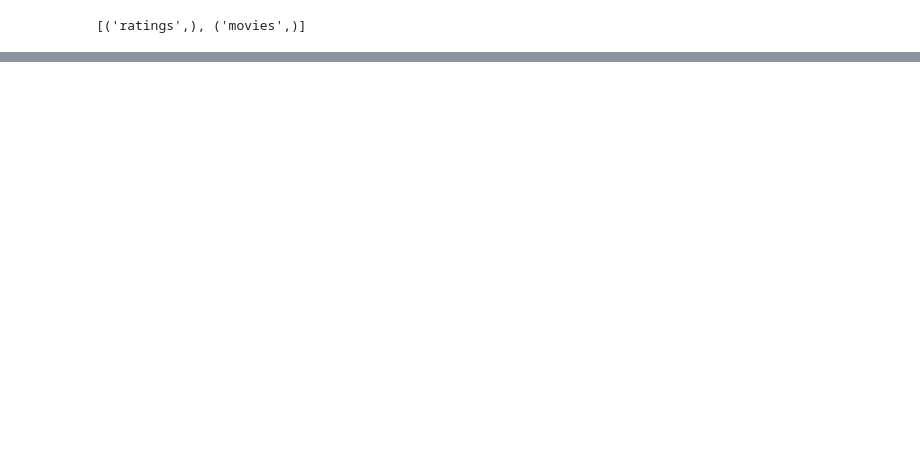
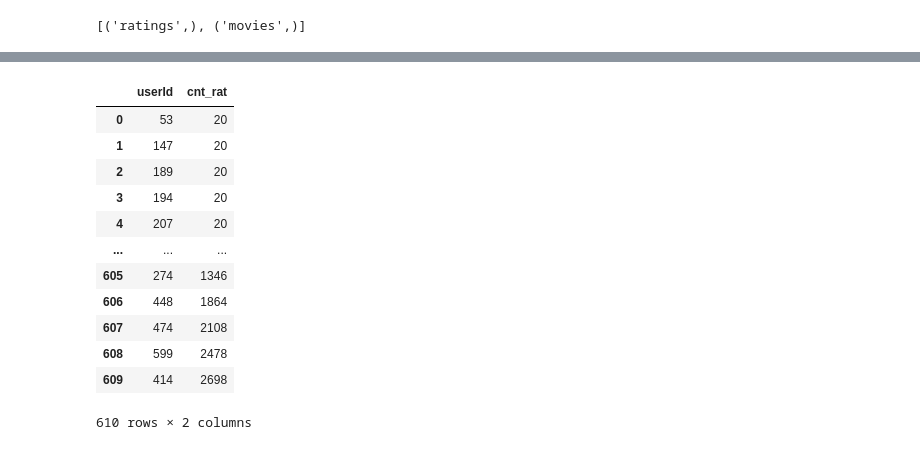
Before and after one commit to LorenaGiVa/Caso---Marketing, a Jupyter notebook: b_exploracion.ipynb, the cells around one changed output, grey strips where cells are left out. Cells and saved outputs as stored; diff of their text form; code cells hidden in the pictures; blank space fills up the shorter version.

```diff
--- a/b_exploracion.ipynb
+++ b/b_exploracion.ipynb
@@ -3,8 +12,6 @@
 # %%
-import pandas as pd
-import sqlite3 as sql
 ##### conectarse a BD #######
-conn= sql.connect('db_movies (1)')
+conn= sql.connect('/content/drive/MyDrive/Caso marketing analítica/data/db_movies')
 cur=conn.cursor()
 # %%
 ### para ver las tablas que hay en la base de datos
@@ -50,0 +78,23 @@ ratings
+# %%
+rating_users = pd.read_sql(''' select userId,
+                                count(*) as cnt_rat
+                                from ratings
+                                group by userId
+                                order by cnt_rat asc
+                                ''',conn )
+# %%
+rating_users
+# %% [output]
+|  | userId | cnt_rat |
+| 0 | 53 | 20 |
+| 1 | 147 | 20 |
+| 2 | 189 | 20 |
+| 3 | 194 | 20 |
+| 4 | 207 | 20 |
+| ... | ... | ... |
+| 605 | 274 | 1346 |
+| 606 | 448 | 1864 |
+| 607 | 474 | 2108 |
+| 608 | 599 | 2478 |
+| 609 | 414 | 2698 |
+610 rows × 2 columns
```
Also changed, not shown: parts of 21 cells of this notebook.
